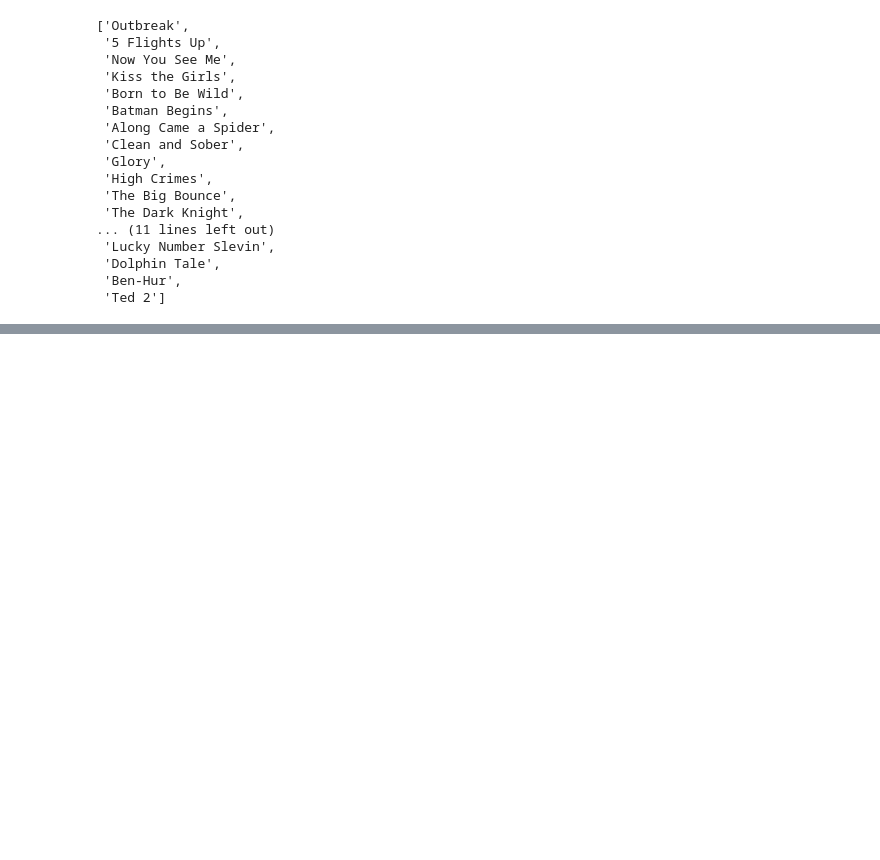
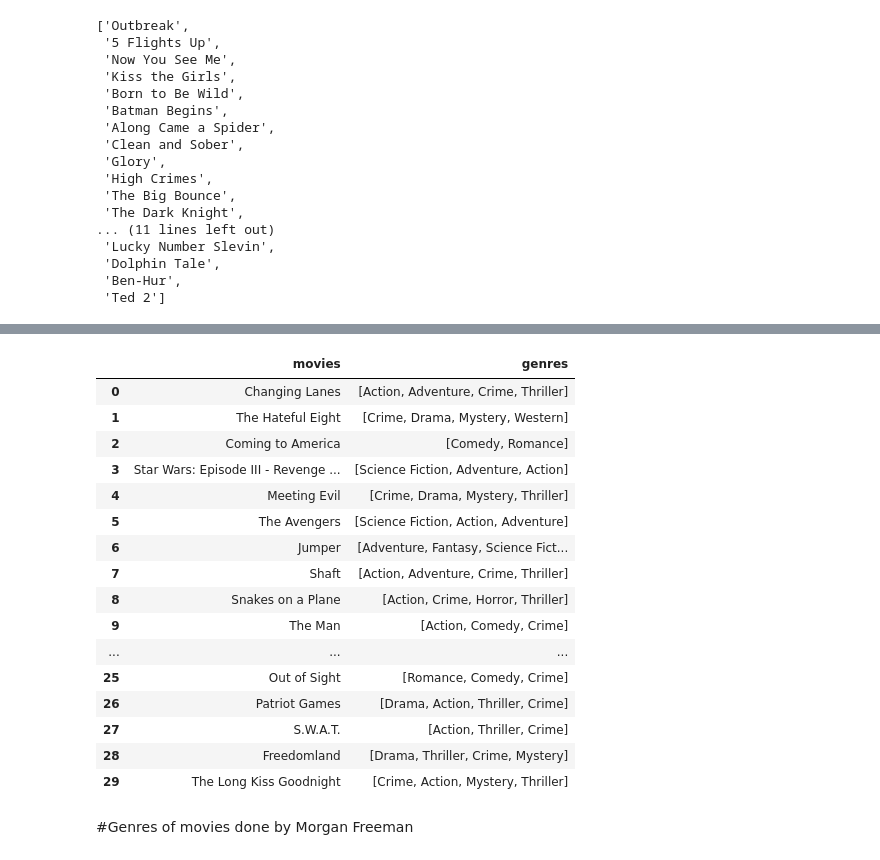
Before and after one commit to rishabhk1501/EDA-on-IMDB-Dataset, a Jupyter notebook: EDA_on_IMDB_Dataset.ipynb, the cells around one changed output, grey strips where cells are left out. Cells and saved outputs as stored; diff of their text form; code cells hidden in the pictures; blank space fills up the shorter version.

```diff
--- a/EDA_on_IMDB_Dataset.ipynb
+++ b/EDA_on_IMDB_Dataset.ipynb
@@ -935,0 +1027,26 @@ actor_df_copy.loc['Morgan Freeman','movies']
+# %%
+samuel_df = pd.DataFrame(actor_df_copy.loc['Samuel L. Jackson','movies'], columns = ['movies'])
+# %%
+samuel_df['genres'] = samuel_df['movies'].apply(get_genre_from_movie)
+# %%
+samuel_df
+# %% [output]
+|  | movies | genres |
+| 0 | Changing Lanes | [Action, Adventure, Crime, Thriller] |
+| 1 | The Hateful Eight | [Crime, Drama, Mystery, Western] |
+| 2 | Coming to America | [Comedy, Romance] |
+| 3 | Star Wars: Episode III - Revenge ... | [Science Fiction, Adventure, Action] |
+| 4 | Meeting Evil | [Crime, Drama, Mystery, Thriller] |
+| 5 | The Avengers | [Science Fiction, Action, Adventure] |
+| 6 | Jumper | [Adventure, Fantasy, Science Fict... |
+| 7 | Shaft | [Action, Adventure, Crime, Thriller] |
+| 8 | Snakes on a Plane | [Action, Crime, Horror, Thriller] |
+| 9 | The Man | [Action, Comedy, Crime] |
+| ... | ... | ... |
+| 25 | Out of Sight | [Romance, Comedy, Crime] |
+| 26 | Patriot Games | [Drama, Action, Thriller, Crime] |
+| 27 | S.W.A.T. | [Action, Thriller, Crime] |
+| 28 | Freedomland | [Drama, Thriller, Crime, Mystery] |
+| 29 | The Long Kiss Goodnight | [Crime, Action, Mystery, Thriller] |
+# %% [markdown]
+#Genres of movies done by Morgan Freeman
```
Also changed, not shown: parts of 16 cells of this notebook.
